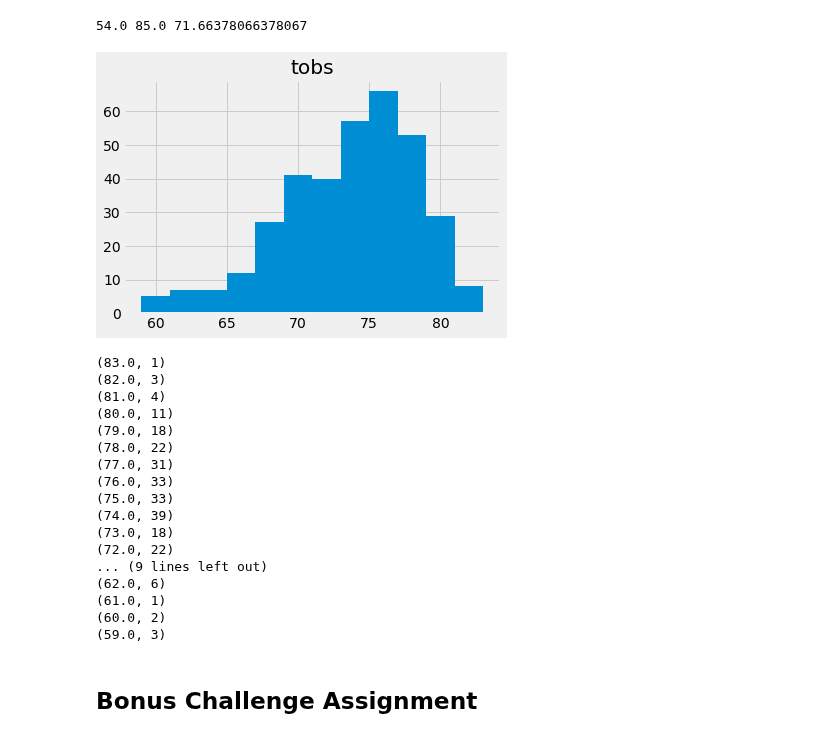
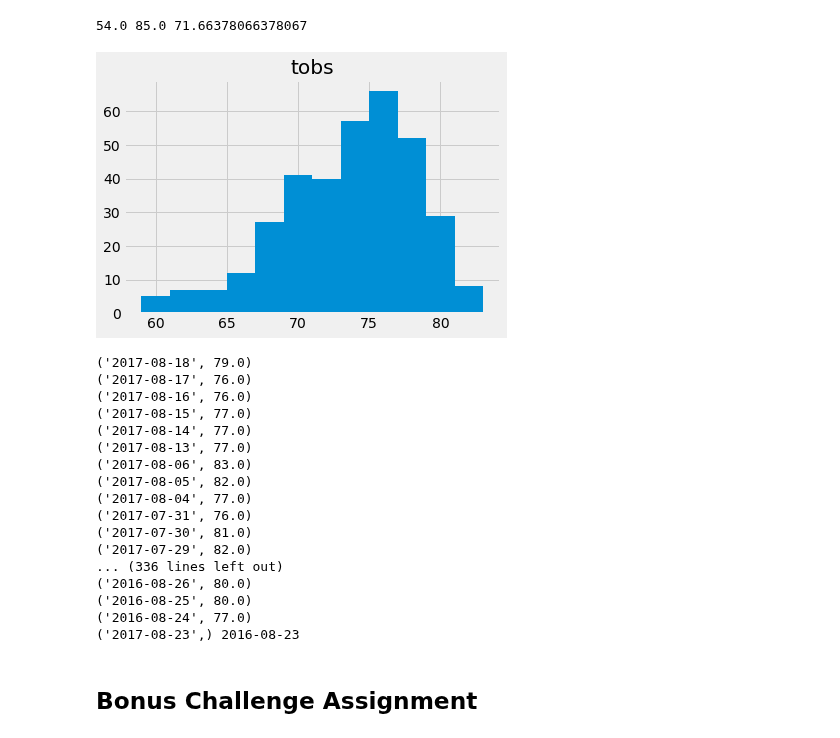
Before and after one commit to nvanlangen/sqlalchemy-challenge, a Jupyter notebook: climate.ipynb, the cells around one changed output. Saved outputs shown, nothing was run; the diff lists cells and outputs as text; code cells hidden in the pictures.

```diff
--- a/climate.ipynb
+++ b/climate.ipynb
@@ -126,42 +126,44 @@ print(most_active_stats[0][0],most_active_stats[0][1],most_active_stats[0][2])
 # %%
 # Choose the station with the highest number of temperature observations.
 # Query the last 12 months of temperature observation data for this station and plot the results as a histogram
+
 most_active = session.query(Measurement.tobs).\
-    filter(Measurement.date >= min_date ).\
+    filter(Measurement.date > min_date).\
     filter(Measurement.station == most_active_station).all()
 
 temp_df = pd.DataFrame(most_active, columns=['tobs'])
 
 temp_df.hist(bins=12)
 plt.show()
 # %% [output]
-[figure, old version]
+[figure, new version]
 # %%
 #USC00519397  USC00519281
-temps=session.query(Measurement.tobs,func.count(Measurement.tobs)).\
-    filter(Measurement.date >= min_date ).\
-    filter(Measurement.station == "USC00519281").group_by(Measurement.tobs).\
-    order_by(Measurement.tobs.desc()).all()
+temps=session.query(Measurement.date,Measurement.tobs).\
+    filter(Measurement.date > '2016-08-23' ).\
+    filter(Measurement.station == "USC00519281").\
+    order_by(Measurement.date.desc()).all()
 for temp in temps:
     print(temp)
+print(max_date,min_date)
 # %% [output]
-(83.0, 1)
-(82.0, 3)
-(81.0, 4)
-(80.0, 11)
-(79.0, 18)
-(78.0, 22)
-(77.0, 31)
-(76.0, 33)
-(75.0, 33)
-(74.0, 39)
-(73.0, 18)
-(72.0, 22)
-... (9 lines left out)
-(62.0, 6)
-(61.0, 1)
-(60.0, 2)
-(59.0, 3)
+('2017-08-18', 79.0)
+('2017-08-17', 76.0)
+('2017-08-16', 76.0)
+('2017-08-15', 77.0)
+('2017-08-14', 77.0)
+('2017-08-13', 77.0)
+('2017-08-06', 83.0)
+('2017-08-05', 82.0)
+('2017-08-04', 77.0)
+('2017-07-31', 76.0)
+('2017-07-30', 81.0)
+('2017-07-29', 82.0)
+... (336 lines left out)
+('2016-08-26', 80.0)
+('2016-08-25', 80.0)
+('2016-08-24', 77.0)
+('2017-08-23',) 2016-08-23
 # %% [markdown]
 ## Bonus Challenge Assignment
 # %%
```
Also changed, not shown: parts of 4 cells of this notebook, 1 other file.
